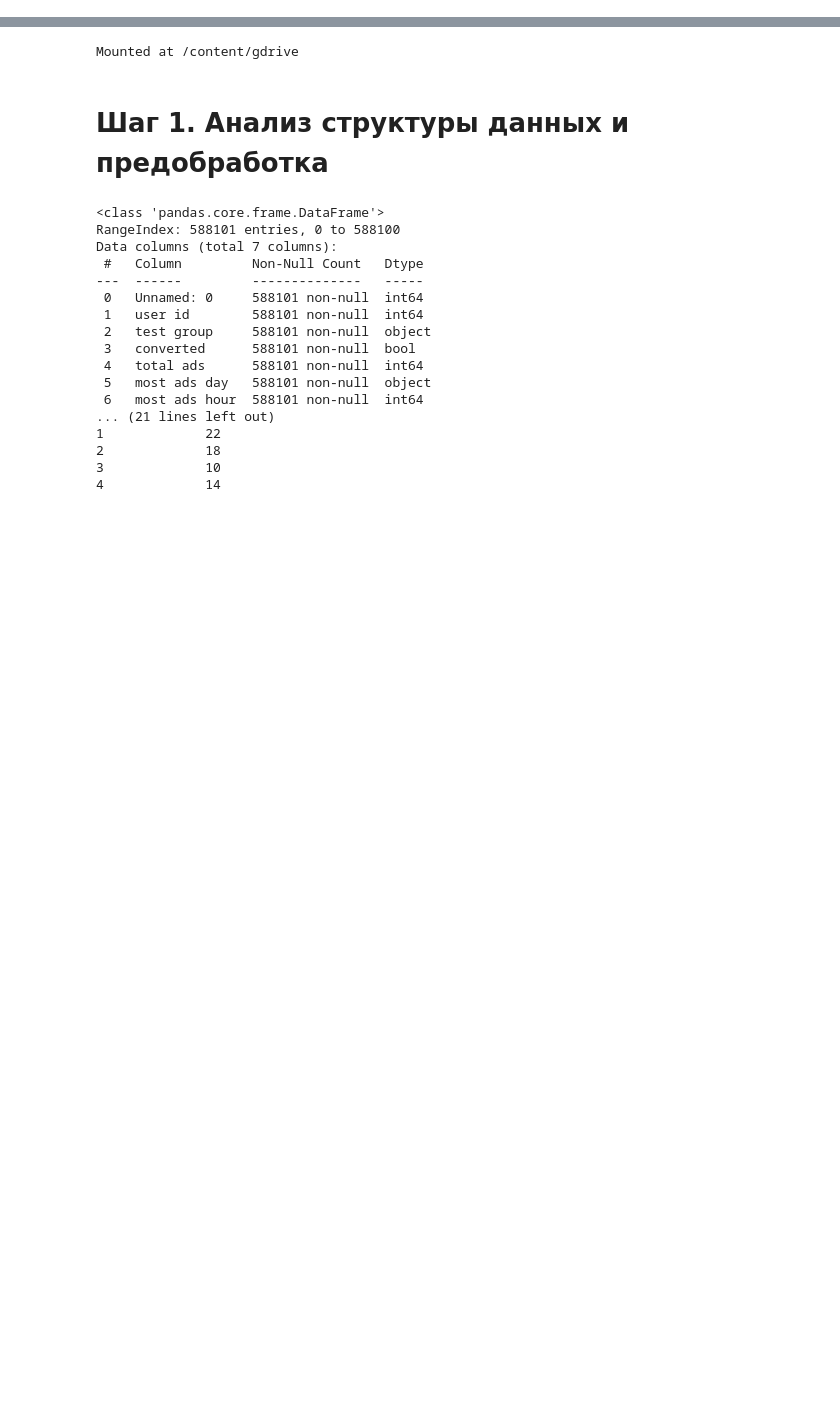
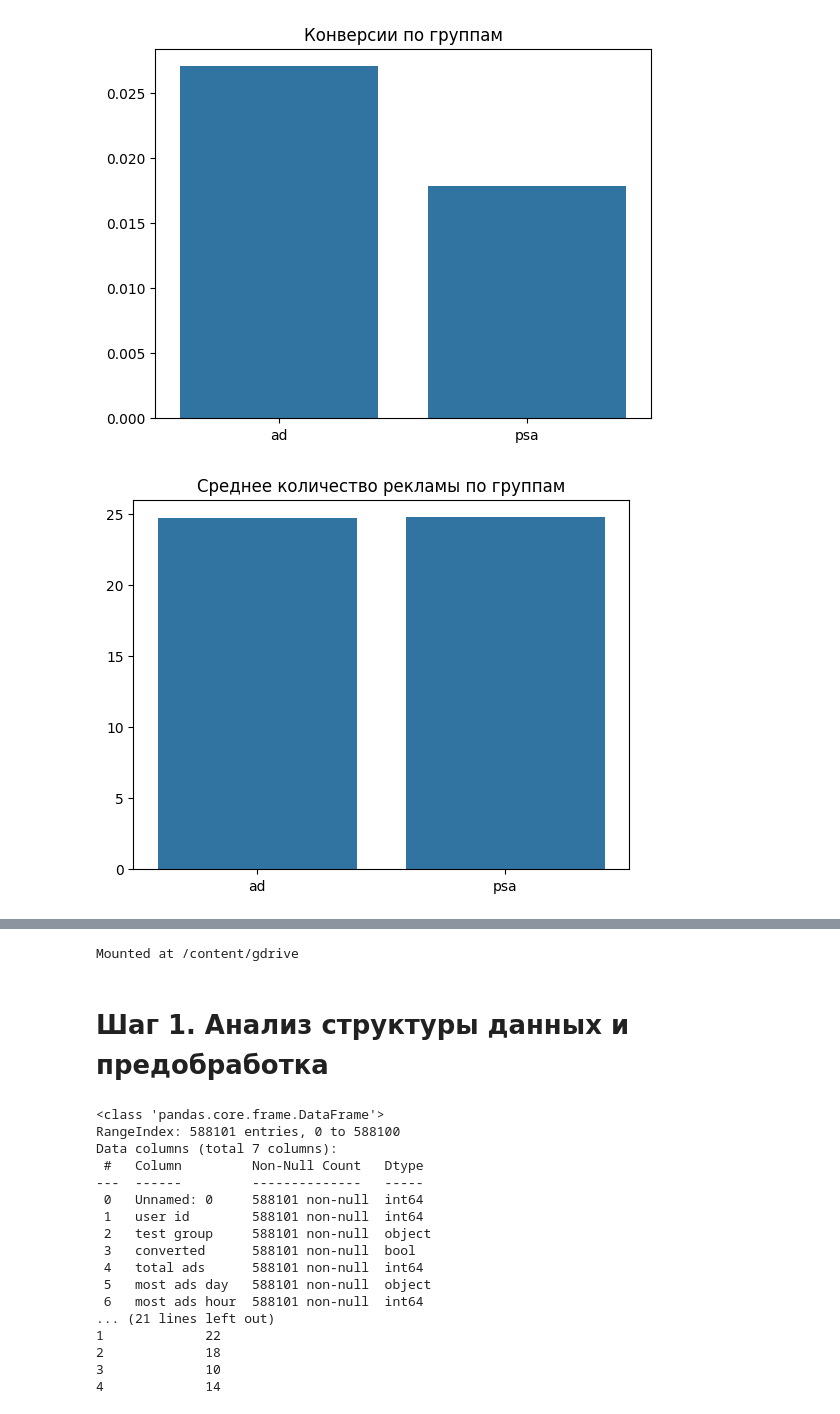
Before and after one commit to RomanPenzov/ab_tests, a Jupyter notebook: ab_test_analysis.ipynb, the cells around one changed output, grey strips where cells are left out. Drawn from its saved outputs; the diff is of its cells as text; code cells hidden in the pictures; blank space fills up the shorter version.

```diff
--- a/ab_test_analysis.ipynb
+++ b/ab_test_analysis.ipynb
@@ -0,0 +29,3 @@
+# %%
+# Загружаем данные
+data = pd.read_csv('AB-tests_HW/marketing_AB.csv')
@@ -0,0 +144,19 @@
+# %%
+# Шаг 5. Доверительные интервалы
+# Конверсии
+visits_ad = group_ad['user id'].nunique()
+visits_psa = group_psa['user id'].nunique()
+purchases_ad = group_ad['converted'].sum()
+purchases_psa = group_psa['converted'].sum()
+conversion_rate_ad = purchases_ad / visits_ad
+conversion_rate_psa = purchases_psa / visits_psa
+
+conf_interval_ad = stats.norm.interval(
+    0.95, loc=conversion_rate_ad, scale=np.sqrt((conversion_rate_ad * (1 - conversion_rate_ad)) / visits_ad)
+)
+conf_interval_psa = stats.norm.interval(
+    0.95, loc=conversion_rate_psa, scale=np.sqrt((conversion_rate_psa * (1 - conversion_rate_psa)) / visits_psa)
+)
+
+print(f"95% Доверительный интервал для конверсии ad: {conf_interval_ad}")
+print(f"95% Доверительный интервал для конверсии psa: {conf_interval_psa}")
@@ -0,0 +181,13 @@
+# %%
+# Среднее количество рекламы
+avg_ads_ad = group_ad['total ads'].mean()
+avg_ads_psa = group_psa['total ads'].mean()
+conf_interval_ads_ad = stats.t.interval(
+    0.95, len(group_ad) - 1, loc=avg_ads_ad, scale=stats.sem(group_ad['total ads'])
+)
+conf_interval_ads_psa = stats.t.interval(
+    0.95, len(group_psa) - 1, loc=avg_ads_psa, scale=stats.sem(group_psa['total ads'])
+)
+
+print(f"95% Доверительный интервал для рекламы ad: {conf_interval_ads_ad}")
+print(f"95% Доверительный интервал для рекламы psa: {conf_interval_ads_psa}")
@@ -0,0 +206,12 @@
+# %%
+# Выводы и визуализация
+sns.barplot(x=['ad', 'psa'], y=[conversion_rate_ad, conversion_rate_psa])
+plt.title('Конверсии по группам')
+plt.show()
+
+sns.barplot(x=['ad', 'psa'], y=[avg_ads_ad, avg_ads_psa])
+plt.title('Среднее количество рекламы по группам')
+plt.show()
+# %% [output]
+[figure, added]
+[figure, added]
```
Also changed, not shown: parts of 22 cells of this notebook, 1 other file.
